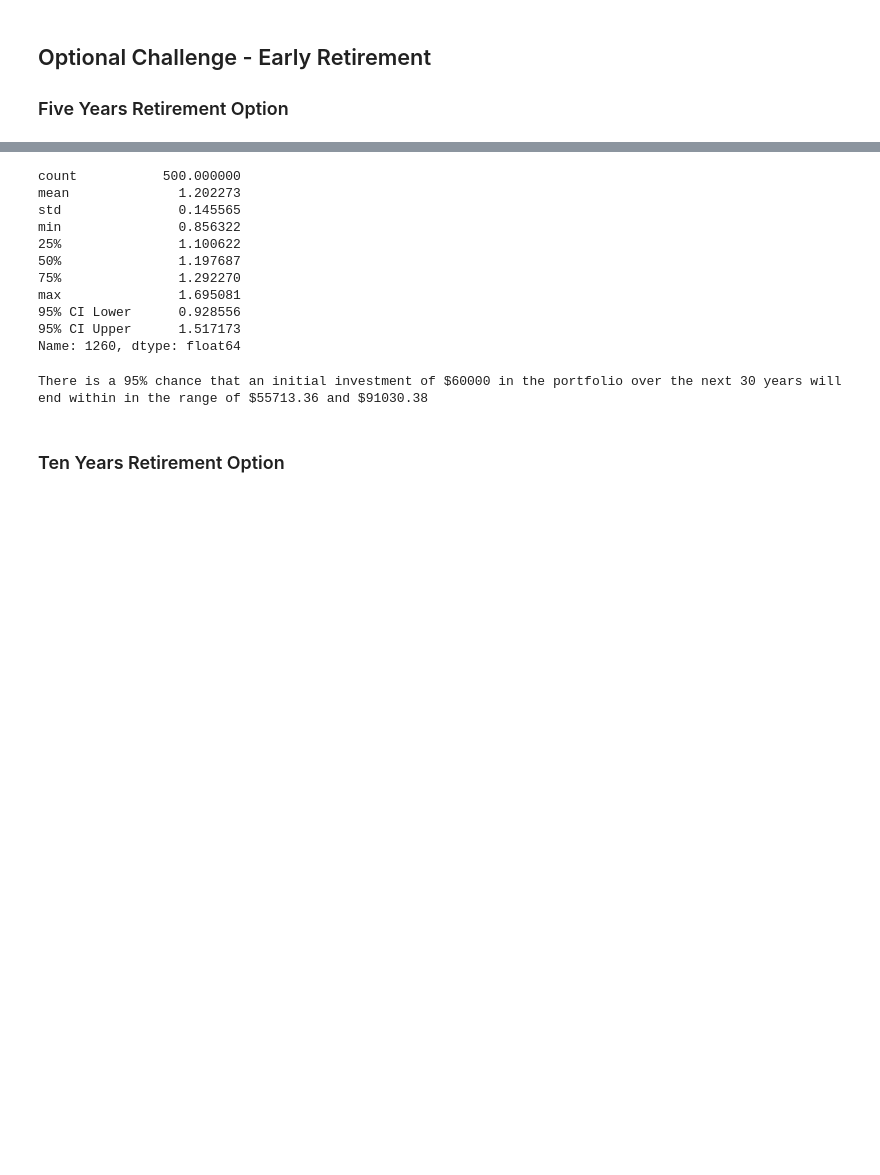
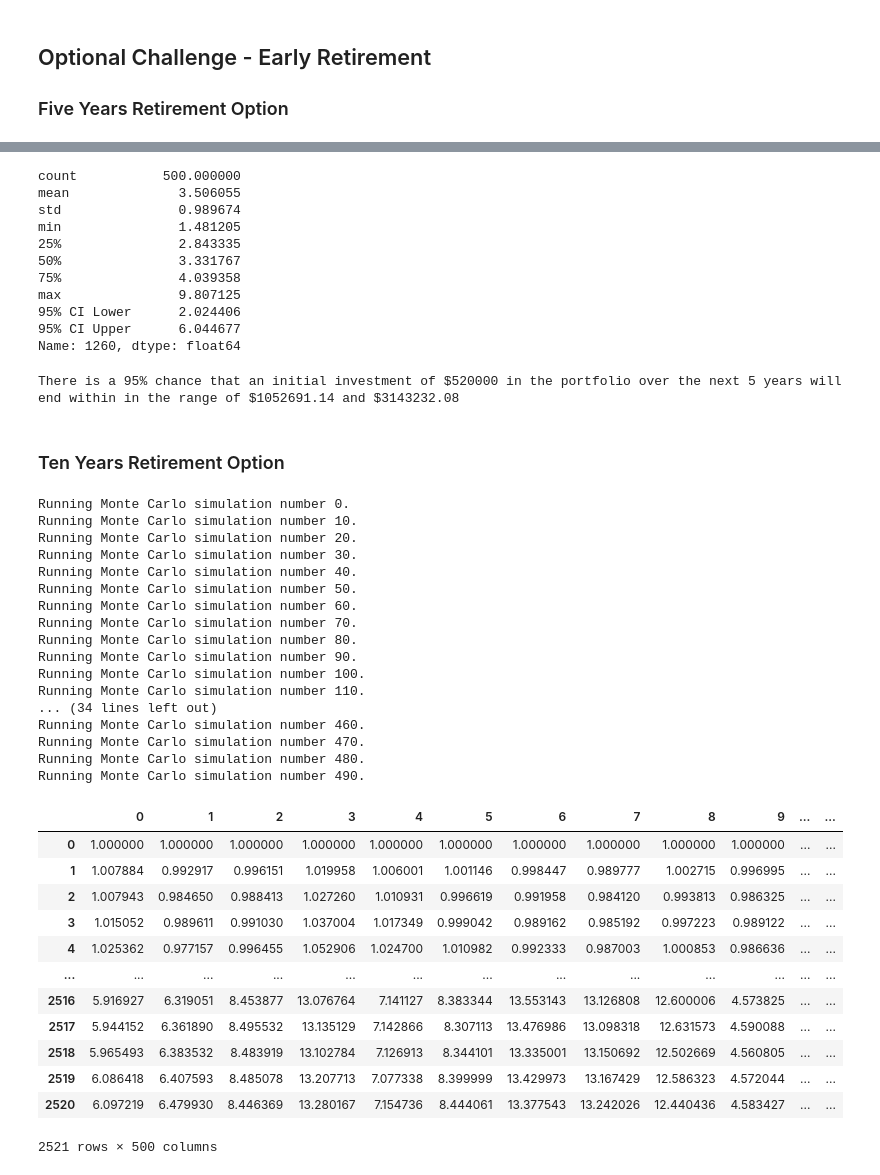
Before and after one commit to shishirsuman6/API-homework, a Jupyter notebook: financial-planner.ipynb, the cells around one changed output, grey strips where cells are left out. Cells and saved outputs as stored; diff of their text form; code cells hidden in the pictures; blank space fills up the shorter version.

```diff
--- a/financial-planner.ipynb
+++ b/financial-planner.ipynb
@@ -332,33 +334,35 @@ Running Monte Carlo simulation number 490.
 # %%
 # Fetch summary statistics from the Monte Carlo simulation results
-# YOUR CODE HERE!
+mc_5yr_summary=mc_5yr.summarize_cumulative_return()
+
 
 # Print summary statistics
-# YOUR CODE HERE!
+mc_5yr_summary
 # %% [output]
 count           500.000000
-mean              1.202273
-std               0.145565
-min               0.856322
-25%               1.100622
-50%               1.197687
-75%               1.292270
-max               1.695081
-95% CI Lower      0.928556
-95% CI Upper      1.517173
+mean              3.506055
+std               0.989674
+min               1.481205
+25%               2.843335
+50%               3.331767
+75%               4.039358
+max               9.807125
+95% CI Lower      2.024406
+95% CI Upper      6.044677
 Name: 1260, dtype: float64
 # %%
 # Set initial investment
-# YOUR CODE HERE!
+initial_investment=20000 * 26
 
 # Use the lower and upper `95%` confidence intervals to calculate the range of the possible outcomes of our $60,000
-# YOUR CODE HERE!
+ci_lower_five=round(initial_investment*mc_5yr_summary.iloc[8],2)
+ci_upper_five=round(initial_investment*mc_5yr_summary.iloc[9],2)
 
 # Print results
 print(f"There is a 95% chance that an initial investment of ${initial_investment} in the portfolio"
       f" over the next 5 years will end within in the range of"
       f" ${ci_lower_five} and ${ci_upper_five}")
 # %% [output]
-There is a 95% chance that an initial investment of $60000 in the portfolio over the next 30 years will end within in the range of $55713.36 and $91030.38
+There is a 95% chance that an initial investment of $520000 in the portfolio over the next 5 years will end within in the range of $1052691.14 and $3143232.08
 # %% [markdown]
 ### Ten Years Retirement Option
@@ -365,3 +372,34 @@ There is a 95% chance that an initial investment of $60000 in the portfolio over
 # %%
-# Configuring a Monte Carlo simulation to forecast 10 years cumulative returns
-# YOUR CODE HERE!
+# Running a Monte Carlo simulation to forecast 10 years cumulative returns
+mc_10yr.calc_cumulative_return()
+# %% [output]
+Running Monte Carlo simulation number 0.
+Running Monte Carlo simulation number 10.
+Running Monte Carlo simulation number 20.
+Running Monte Carlo simulation number 30.
+Running Monte Carlo simulation number 40.
+Running Monte Carlo simulation number 50.
+Running Monte Carlo simulation number 60.
+Running Monte Carlo simulation number 70.
+Running Monte Carlo simulation number 80.
+Running Monte Carlo simulation number 90.
+Running Monte Carlo simulation number 100.
+Running Monte Carlo simulation number 110.
+... (34 lines left out)
+Running Monte Carlo simulation number 460.
+Running Monte Carlo simulation number 470.
+Running Monte Carlo simulation number 480.
+Running Monte Carlo simulation number 490.
+|  | 0 | 1 | 2 | 3 | 4 | 5 | 6 | 7 | 8 | 9 | ... | ... |
+| 0 | 1.000000 | 1.000000 | 1.000000 | 1.000000 | 1.000000 | 1.000000 | 1.000000 | 1.000000 | 1.000000 | 1.000000 | ... | ... |
+| 1 | 1.007884 | 0.992917 | 0.996151 | 1.019958 | 1.006001 | 1.001146 | 0.998447 | 0.989777 | 1.002715 | 0.996995 | ... | ... |
+| 2 | 1.007943 | 0.984650 | 0.988413 | 1.027260 | 1.010931 | 0.996619 | 0.991958 | 0.984120 | 0.993813 | 0.986325 | ... | ... |
+| 3 | 1.015052 | 0.989611 | 0.991030 | 1.037004 | 1.017349 | 0.999042 | 0.989162 | 0.985192 | 0.997223 | 0.989122 | ... | ... |
+| 4 | 1.025362 | 0.977157 | 0.996455 | 1.052906 | 1.024700 | 1.010982 | 0.992333 | 0.987003 | 1.000853 | 0.986636 | ... | ... |
+| ... | ... | ... | ... | ... | ... | ... | ... | ... | ... | ... | ... | ... |
+| 2516 | 5.916927 | 6.319051 | 8.453877 | 13.076764 | 7.141127 | 8.383344 | 13.553143 | 13.126808 | 12.600006 | 4.573825 | ... | ... |
+| 2517 | 5.944152 | 6.361890 | 8.495532 | 13.135129 | 7.142866 | 8.307113 | 13.476986 | 13.098318 | 12.631573 | 4.590088 | ... | ... |
+| 2518 | 5.965493 | 6.383532 | 8.483919 | 13.102784 | 7.126913 | 8.344101 | 13.335001 | 13.150692 | 12.502669 | 4.560805 | ... | ... |
+| 2519 | 6.086418 | 6.407593 | 8.485078 | 13.207713 | 7.077338 | 8.399999 | 13.429973 | 13.167429 | 12.586323 | 4.572044 | ... | ... |
+| 2520 | 6.097219 | 6.479930 | 8.446369 | 13.280167 | 7.154736 | 8.444061 | 13.377543 | 13.242026 | 12.440436 | 4.583427 | ... | ... |
+2521 rows × 500 columns
```
Also changed, not shown: parts of 20 cells of this notebook.
